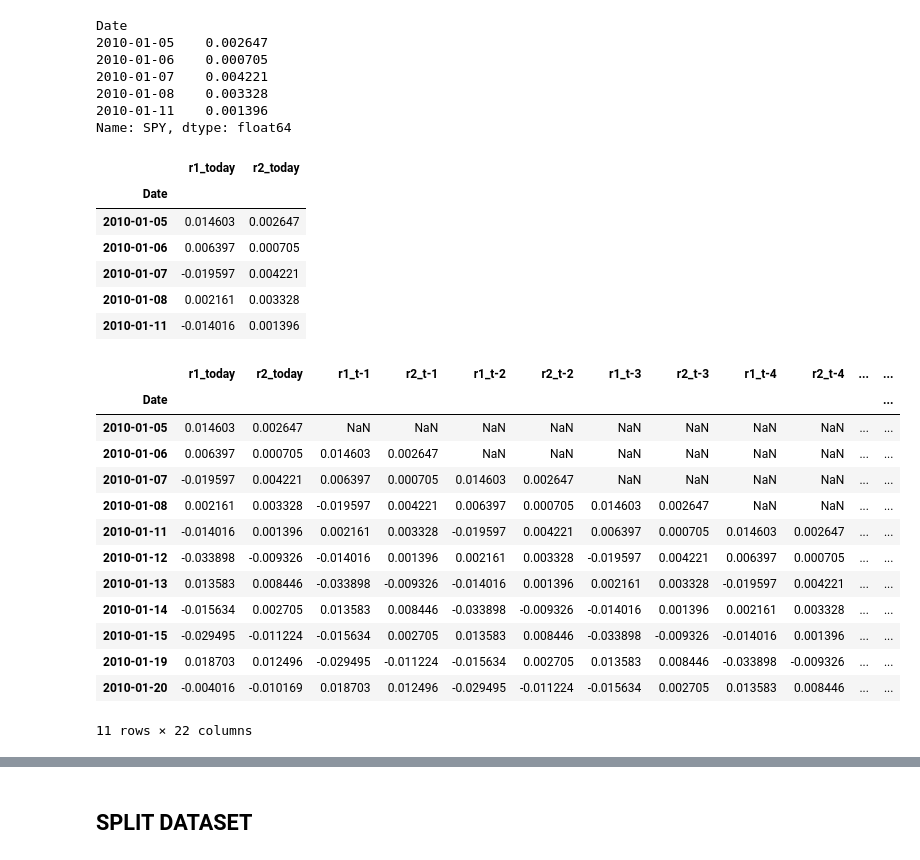
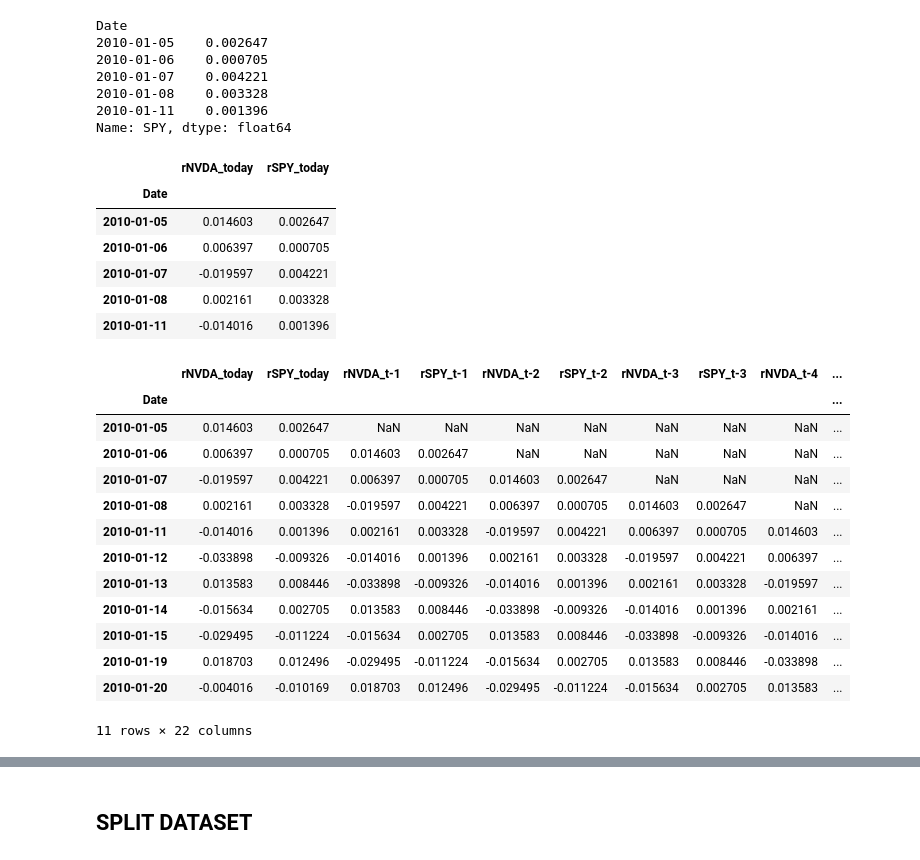
Before and after one commit to Lukirby/Stress-Testing-a-Markowitz-Portfolio, a Jupyter notebook: fidanza.ipynb, the cells around one changed output, grey strips where cells are left out. Saved outputs shown, nothing was run; the diff lists cells and outputs as text; code cells hidden in the pictures.

```diff
--- a/fidanza.ipynb
+++ b/fidanza.ipynb
@@ -63,12 +63,12 @@ Date
 Name: SPY, dtype: float64
 # %%
 df = pd.DataFrame()
-df['r1_today'] = r1_series
-df['r2_today'] = r2_series
+df['rNVDA_today'] = r1_series
+df['rSPY_today'] = r2_series
 
 df.head(5)
 # %% [output]
-|  | r1_today | r2_today |
+|  | rNVDA_today | rSPY_today |
 | Date |  |  |
 | 2010-01-05 | 0.014603 | 0.002647 |
 | 2010-01-06 | 0.006397 | 0.000705 |
@@ -77,23 +77,23 @@ df.head(5)
 | 2010-01-11 | -0.014016 | 0.001396 |
 # %%
 for i in range(1, 11):
-    df[f'r1_t-{i}'] = r1_series.shift(i)
-    df[f'r2_t-{i}'] = r2_series.shift(i)
+    df[f'rNVDA_t-{i}'] = r1_series.shift(i)
+    df[f'rSPY_t-{i}'] = r2_series.shift(i)
 
 df.head(11)
 # %% [output]
-|  | r1_today | r2_today | r1_t-1 | r2_t-1 | r1_t-2 | r2_t-2 | r1_t-3 | r2_t-3 | r1_t-4 | r2_t-4 | ... | ... |
-| Date |  |  |  |  |  |  |  |  |  |  |  | ... |
-| 2010-01-05 | 0.014603 | 0.002647 | NaN | NaN | NaN | NaN | NaN | NaN | NaN | NaN | ... | ... |
-| 2010-01-06 | 0.006397 | 0.000705 | 0.014603 | 0.002647 | NaN | NaN | NaN | NaN | NaN | NaN | ... | ... |
-| 2010-01-07 | -0.019597 | 0.004221 | 0.006397 | 0.000705 | 0.014603 | 0.002647 | NaN | NaN | NaN | NaN | ... | ... |
-| 2010-01-08 | 0.002161 | 0.003328 | -0.019597 | 0.004221 | 0.006397 | 0.000705 | 0.014603 | 0.002647 | NaN | NaN | ... | ... |
-| 2010-01-11 | -0.014016 | 0.001396 | 0.002161 | 0.003328 | -0.019597 | 0.004221 | 0.006397 | 0.000705 | 0.014603 | 0.002647 | ... | ... |
-| 2010-01-12 | -0.033898 | -0.009326 | -0.014016 | 0.001396 | 0.002161 | 0.003328 | -0.019597 | 0.004221 | 0.006397 | 0.000705 | ... | ... |
-| 2010-01-13 | 0.013583 | 0.008446 | -0.033898 | -0.009326 | -0.014016 | 0.001396 | 0.002161 | 0.003328 | -0.019597 | 0.004221 | ... | ... |
-| 2010-01-14 | -0.015634 | 0.002705 | 0.013583 | 0.008446 | -0.033898 | -0.009326 | -0.014016 | 0.001396 | 0.002161 | 0.003328 | ... | ... |
-| 2010-01-15 | -0.029495 | -0.011224 | -0.015634 | 0.002705 | 0.013583 | 0.008446 | -0.033898 | -0.009326 | -0.014016 | 0.001396 | ... | ... |
-| 2010-01-19 | 0.018703 | 0.012496 | -0.029495 | -0.011224 | -0.015634 | 0.002705 | 0.013583 | 0.008446 | -0.033898 | -0.009326 | ... | ... |
-| 2010-01-20 | -0.004016 | -0.010169 | 0.018703 | 0.012496 | -0.029495 | -0.011224 | -0.015634 | 0.002705 | 0.013583 | 0.008446 | ... | ... |
+|  | rNVDA_today | rSPY_today | rNVDA_t-1 | rSPY_t-1 | rNVDA_t-2 | rSPY_t-2 | rNVDA_t-3 | rSPY_t-3 | rNVDA_t-4 | ... |
+| Date |  |  |  |  |  |  |  |  |  | ... |
+| 2010-01-05 | 0.014603 | 0.002647 | NaN | NaN | NaN | NaN | NaN | NaN | NaN | ... |
+| 2010-01-06 | 0.006397 | 0.000705 | 0.014603 | 0.002647 | NaN | NaN | NaN | NaN | NaN | ... |
+| 2010-01-07 | -0.019597 | 0.004221 | 0.006397 | 0.000705 | 0.014603 | 0.002647 | NaN | NaN | NaN | ... |
+| 2010-01-08 | 0.002161 | 0.003328 | -0.019597 | 0.004221 | 0.006397 | 0.000705 | 0.014603 | 0.002647 | NaN | ... |
+| 2010-01-11 | -0.014016 | 0.001396 | 0.002161 | 0.003328 | -0.019597 | 0.004221 | 0.006397 | 0.000705 | 0.014603 | ... |
+| 2010-01-12 | -0.033898 | -0.009326 | -0.014016 | 0.001396 | 0.002161 | 0.003328 | -0.019597 | 0.004221 | 0.006397 | ... |
+| 2010-01-13 | 0.013583 | 0.008446 | -0.033898 | -0.009326 | -0.014016 | 0.001396 | 0.002161 | 0.003328 | -0.019597 | ... |
+| 2010-01-14 | -0.015634 | 0.002705 | 0.013583 | 0.008446 | -0.033898 | -0.009326 | -0.014016 | 0.001396 | 0.002161 | ... |
+| 2010-01-15 | -0.029495 | -0.011224 | -0.015634 | 0.002705 | 0.013583 | 0.008446 | -0.033898 | -0.009326 | -0.014016 | ... |
+| 2010-01-19 | 0.018703 | 0.012496 | -0.029495 | -0.011224 | -0.015634 | 0.002705 | 0.013583 | 0.008446 | -0.033898 | ... |
+| 2010-01-20 | -0.004016 | -0.010169 | 0.018703 | 0.012496 | -0.029495 | -0.011224 | -0.015634 | 0.002705 | 0.013583 | ... |
 11 rows × 22 columns
 # %%
```
Also changed, not shown: parts of 4 cells of this notebook, 3 other files.
